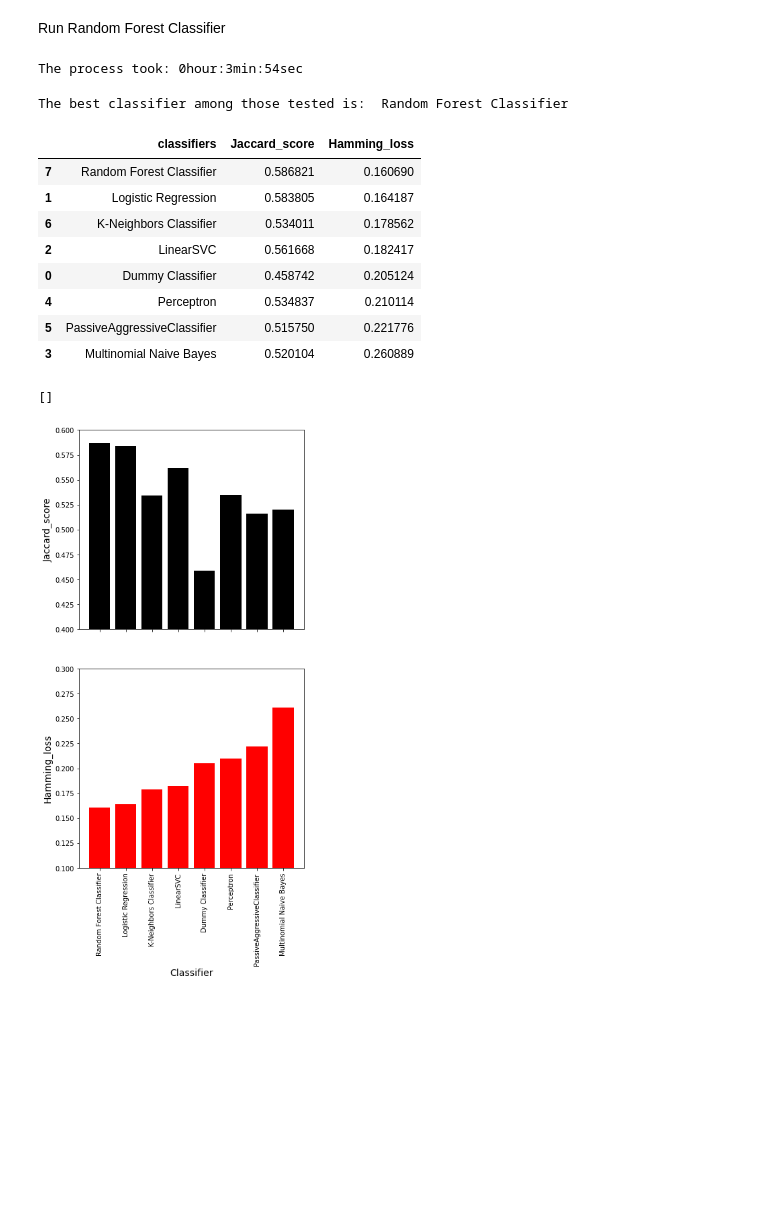
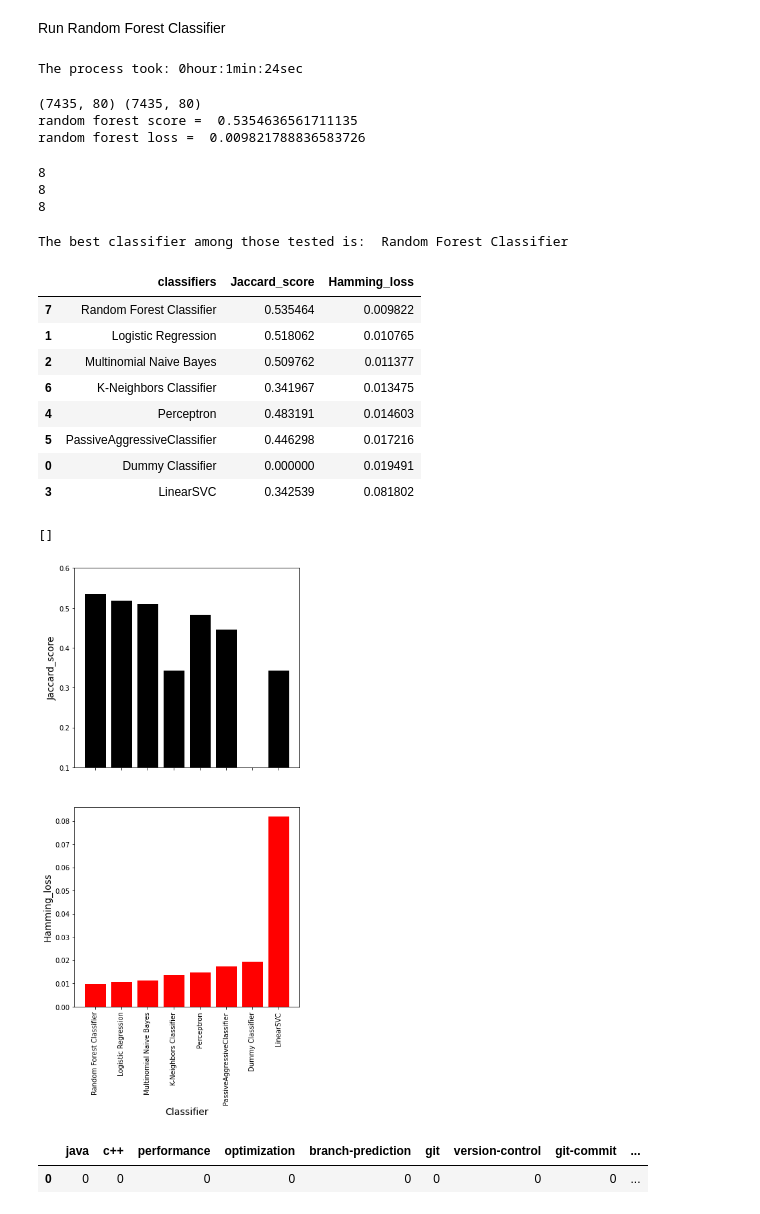
Before and after one commit to opsabarsec/NLP-automatic-tagging-stackoverflow-posts, a Jupyter notebook: notebooks/Stackoverflowtags-Part2.ipynb, the cells around one changed output. Cells and saved outputs as stored; diff of their text form; code cells hidden in the pictures; blank space fills up the shorter version.

Commit message:
tags predicted by Random Forest 0.44 cos similarity

```diff
--- a/notebooks/Stackoverflowtags-Part2.ipynb
+++ b/notebooks/Stackoverflowtags-Part2.ipynb
@@ -598,8 +682,8 @@ the number K of neighbors that returns highest score is:  34
 # %%
 process_time_starts()
-knn = KNeighborsClassifier(n_neighbors = 34) # KNN optimized
-knn_clf = knn.fit(X_train_dense, y_train_bin)
-y_pred_KNN = knn_clf.predict(X_test_dense)
+knn = KNeighborsClassifier(n_neighbors = 10) # KNN optimized
+knn_clf = knn.fit(X_tfidf_train, y_train_bin)
+y_pred_KNN = knn_clf.predict(X_tfidf_test)
 time_elapsed()
 classifiers_jaccard_scores.append(jaccard_score(y_test_bin, y_pred_KNN, average='weighted'))
 classifiers_hamming_losses.append((hamming_loss(y_pred_KNN, y_test_bin)))
@@ -610,13 +702,20 @@ The process took: 0hour:4min:10sec
 Run Random Forest Classifier
 # %%
 process_time_starts()
-rf_opt = RandomForestClassifier(random_state=42, bootstrap = False, max_depth= None, max_features= 56, min_samples_split= 11, n_estimators= 100)
-rf_clf = rf_opt.fit(X_train_dense, y_train_bin)
+rf = RandomForestClassifier(max_depth=None, random_state=42, n_jobs = -1, n_estimators=100)#, bootstrap = False, max_depth= None, max_features= 56, min_samples_split= 11, n_estimators= 100)
+rf_clf = rf.fit(X_tfidf_train, y_train_bin)
 
-y_pred_RF = rf_clf.predict(X_test_dense)
 time_elapsed()
-classifiers_jaccard_scores.append(jaccard_score(y_test_bin, y_pred_RF, average='weighted'))
-classifiers_hamming_losses.append((hamming_loss(y_pred_RF, y_test_bin)))
-classifiers_list.append('Random Forest')
 # %% [output]
-The process took: 0hour:3min:54sec
+The process took: 0hour:1min:24sec
+# %%
+# apply the trained random forest model
+y_pred_RF = rf_clf.predict(X_tfidf_test)
+# %%
+print(y_pred_RF.shape, y_test_bin.shape)
+print('random forest score = ', jaccard_score(y_test_bin, y_pred_RF, average='weighted'))
+print('random forest loss = ', hamming_loss(y_pred_RF, y_test_bin))
+# %% [output]
+(7435, 80) (7435, 80)
+random forest score =  0.5354636561711135
+random forest loss =  0.009821788836583726
@@ -623,5 +725,13 @@ The process took: 0hour:3min:54sec
+# %%
+print(len(classifiers_list))
+print(len(classifiers_jaccard_scores))
+print(len(classifiers_hamming_losses))
+# %% [output]
+8
+8
+8
 # %%
-classifiers_list =['Dummy Classifier', 'Logistic Regression',  'LinearSVC', 'Multinomial Naive Bayes','Perceptron', 'PassiveAggressiveClassifier', 'K-Neighbors Classifier', "Random Forest Classifier"]
+classifiers_list =['Dummy Classifier', 'Logistic Regression', 'Multinomial Naive Bayes', 'LinearSVC','Perceptron', 'PassiveAggressiveClassifier', 'K-Neighbors Classifier', "Random Forest Classifier"]
 df_clf = pd.DataFrame(classifiers_list, columns = ['classifiers'])
 df_clf['Jaccard_score'] = classifiers_jaccard_scores
 df_clf['Hamming_loss'] = classifiers_hamming_losses
@@ -632,29 +742,36 @@ df_clf
 # %% [output]
 The best classifier among those tested is:  Random Forest Classifier
 |  | classifiers | Jaccard_score | Hamming_loss |
-| 7 | Random Forest Classifier | 0.586821 | 0.160690 |
-| 1 | Logistic Regression | 0.583805 | 0.164187 |
-| 6 | K-Neighbors Classifier | 0.534011 | 0.178562 |
-| 2 | LinearSVC | 0.561668 | 0.182417 |
-| 0 | Dummy Classifier | 0.458742 | 0.205124 |
-| 4 | Perceptron | 0.534837 | 0.210114 |
-| 5 | PassiveAggressiveClassifier | 0.515750 | 0.221776 |
-| 3 | Multinomial Naive Bayes | 0.520104 | 0.260889 |
+| 7 | Random Forest Classifier | 0.535464 | 0.009822 |
+| 1 | Logistic Regression | 0.518062 | 0.010765 |
+| 2 | Multinomial Naive Bayes | 0.509762 | 0.011377 |
+| 6 | K-Neighbors Classifier | 0.341967 | 0.013475 |
+| 4 | Perceptron | 0.483191 | 0.014603 |
+| 5 | PassiveAggressiveClassifier | 0.446298 | 0.017216 |
+| 0 | Dummy Classifier | 0.000000 | 0.019491 |
+| 3 | LinearSVC | 0.342539 | 0.081802 |
 # %%
 plt.figure(figsize=(6, 12))
 plt.subplot(211)
 plt.bar(df_clf['classifiers'],df_clf['Jaccard_score'], color = 'k')
 plt.ylabel('Jaccard_score',fontsize = 14)
-plt.ylim((0.4, 0.6))   # set the ylim to bottom, top
+plt.ylim((0.1, 0.6))   # set the ylim to bottom, top
 plt.xticks(df_clf['classifiers']," ")
 
 plt.subplot(212)
 plt.bar(df_clf['classifiers'],df_clf['Hamming_loss'], color = 'r')
 plt.ylabel('Hamming_loss',fontsize = 14)
-plt.ylim((0.1, 0.3))
+#plt.ylim((0.1, 0.3))
 plt.xlabel('Classifier', fontsize = 14)
 plt.xticks(rotation=90)
 plt.plot()
 # %% [output]
 []
-[figure, old version]
+[figure, new version]
+# %%
+#print (one_hot.inverse_transform(y_pred_RF))
+y_pred_rf_matrix = pd.DataFrame(y_pred_RF, columns=y_test_bin.columns)
+y_pred_rf_matrix [:1]
+# %% [output]
+|  | java | c++ | performance | optimization | branch-prediction | git | version-control | git-commit | ... |
+| 0 | 0 | 0 | 0 | 0 | 0 | 0 | 0 | 0 | ... |
```
Also changed, not shown: parts of 57 cells of this notebook.
